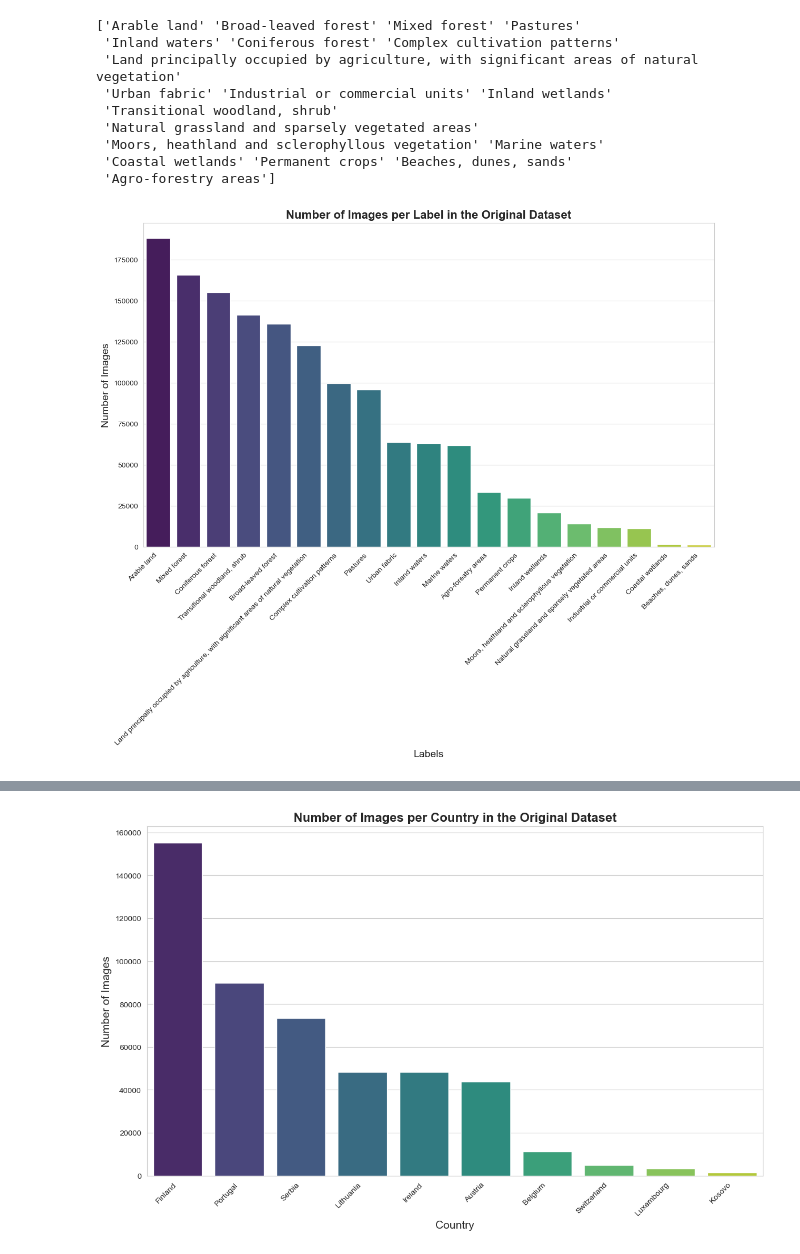
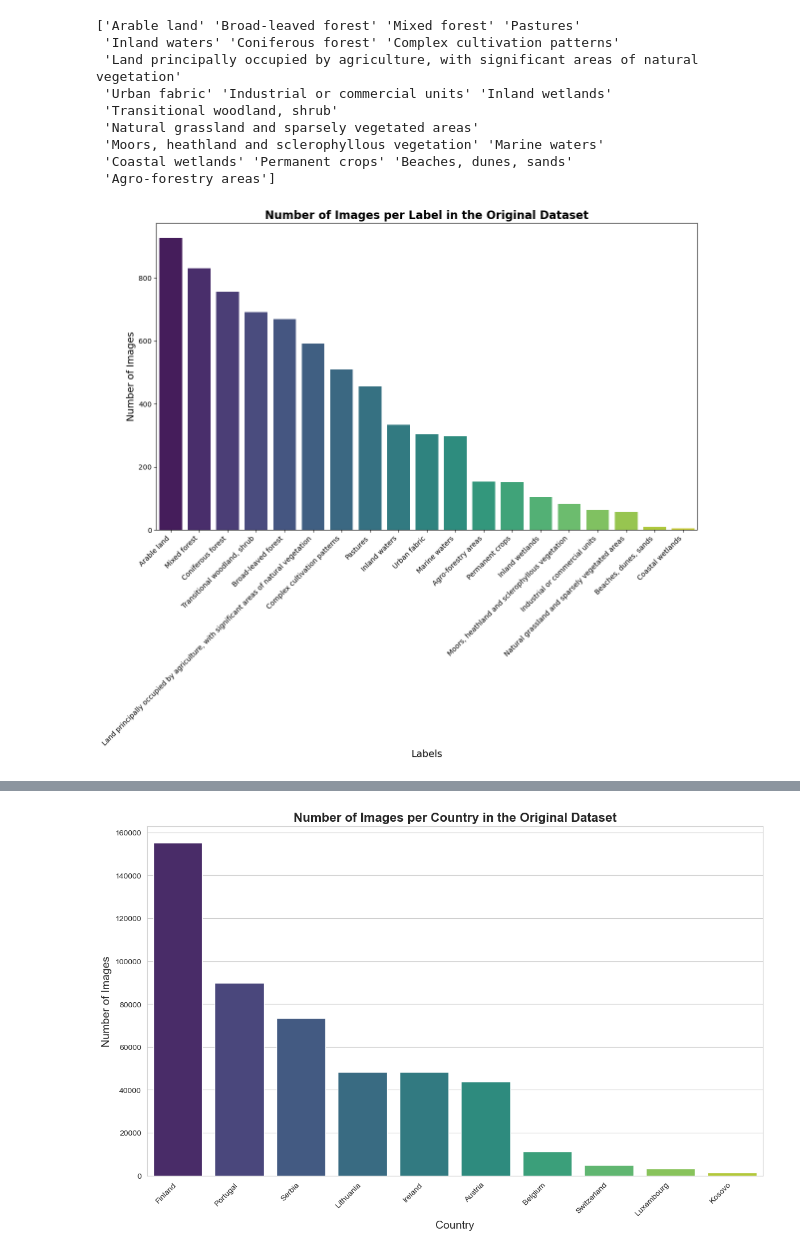
Before and after one commit to StaticRevo/FYP-Multi-Label-Classification-using-Deep-Learning, a Jupyter notebook: FYPProject/DatasetExploration.ipynb, the cells around one changed output, grey strips where cells are left out. Drawn from its saved outputs; the diff is of its cells as text; code cells hidden in the pictures.

```diff
--- a/FYPProject/DatasetExploration.ipynb
+++ b/FYPProject/DatasetExploration.ipynb
@@ -30,8 +31,19 @@ metadata_df_original = pd.read_parquet(r'C:\Users\isaac\Downloads\metadata.parqu
 dataset_dir = r'C:\Users\isaac\Desktop\BigEarthTests\Subsets\1%Copy'
 original_dataset_dir = r'D:\Datasets\BigEarthNet-S2\100%BigEarthNet'
 # %%
+#unique_labels = metadata_df_original['labels'].explode().unique()
+exploded_df = metadata_df_original.explode('labels')
+
 unique_labels = metadata_df_original['labels'].explode().unique()
-exploded_df = metadata_df_original.explode('labels')
+# Check if the labels are strings and need to be converted
+if isinstance(metadata_df_50percent['labels'].iloc[0], str):
+    metadata_df_50percent['labels'] = metadata_df_50percent['labels'].apply(ast.literal_eval)
+
+# Get unique class labels
+class_labels = metadata_df_50percent['labels'].explode().unique()
+
+
+exploded_df = metadata_df_50percent.explode('labels')
 
 label_counts = exploded_df['labels'].value_counts()
 label_df = label_counts.reset_index()
@@ -72,23 +84,23 @@ print(unique_labels)
 # %%
 # Function to create a bar plot for the number of images per label
 def create_label_bar_plot(metadata_df, title):
     # Explode the labels column
     exploded_df = metadata_df.explode('labels')
 
     # Count the number of images per label
     label_counts = exploded_df['labels'].value_counts()
     label_df = label_counts.reset_index()
     label_df.columns = ['Label', 'Number of Images']
 
     # Create the bar plot
     plt.figure(figsize=(14, 8))
     sns.barplot(x='Label', y='Number of Images', data=label_df, hue='Label', palette='viridis', dodge=False, legend=False)
     plt.title(title, fontsize=16, weight='bold')
     plt.xlabel('Labels', fontsize=14)
     plt.ylabel('Number of Images', fontsize=14)
     plt.xticks(rotation=45, ha='right')
     plt.show()
 
-create_label_bar_plot(metadata_df_original, 'Number of Images per Label in the Original Dataset')
+create_label_bar_plot(metadata_df_50percent, 'Number of Images per Label in the Original Dataset')
 # %% [output]
-[figure, old version]
+[figure, new version]
```
Also changed, not shown: parts of 5 cells of this notebook, 1 other file.
